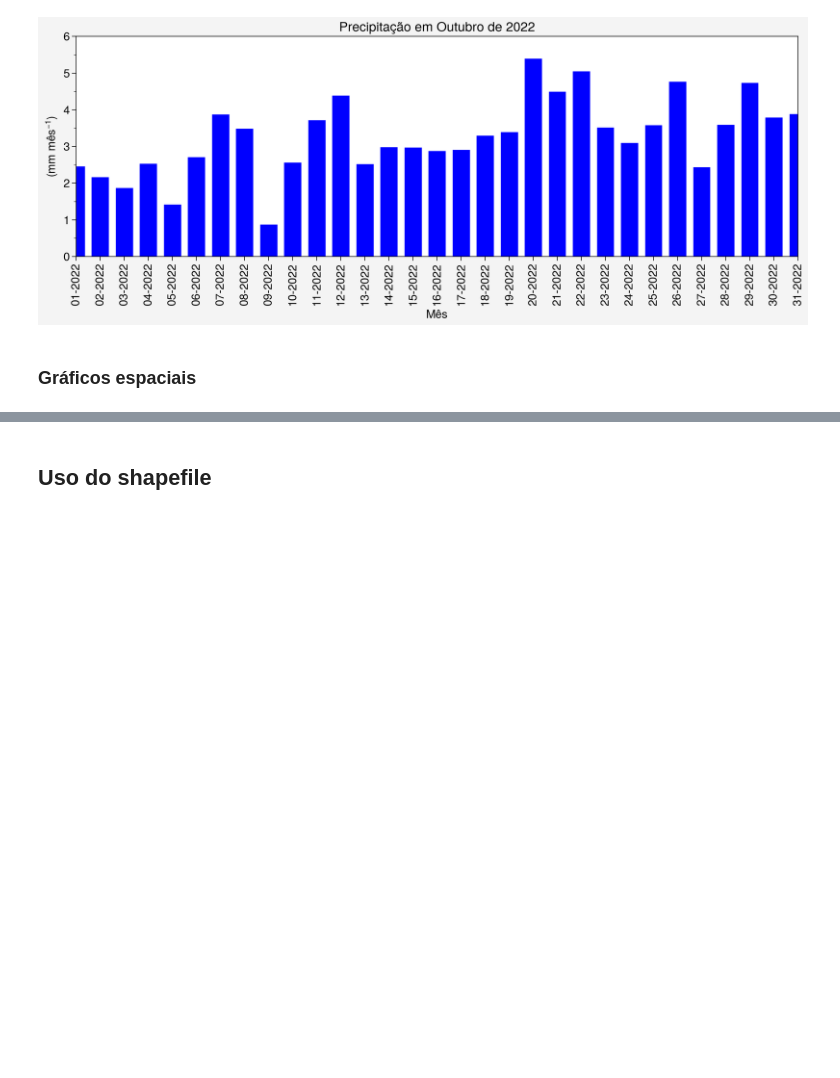
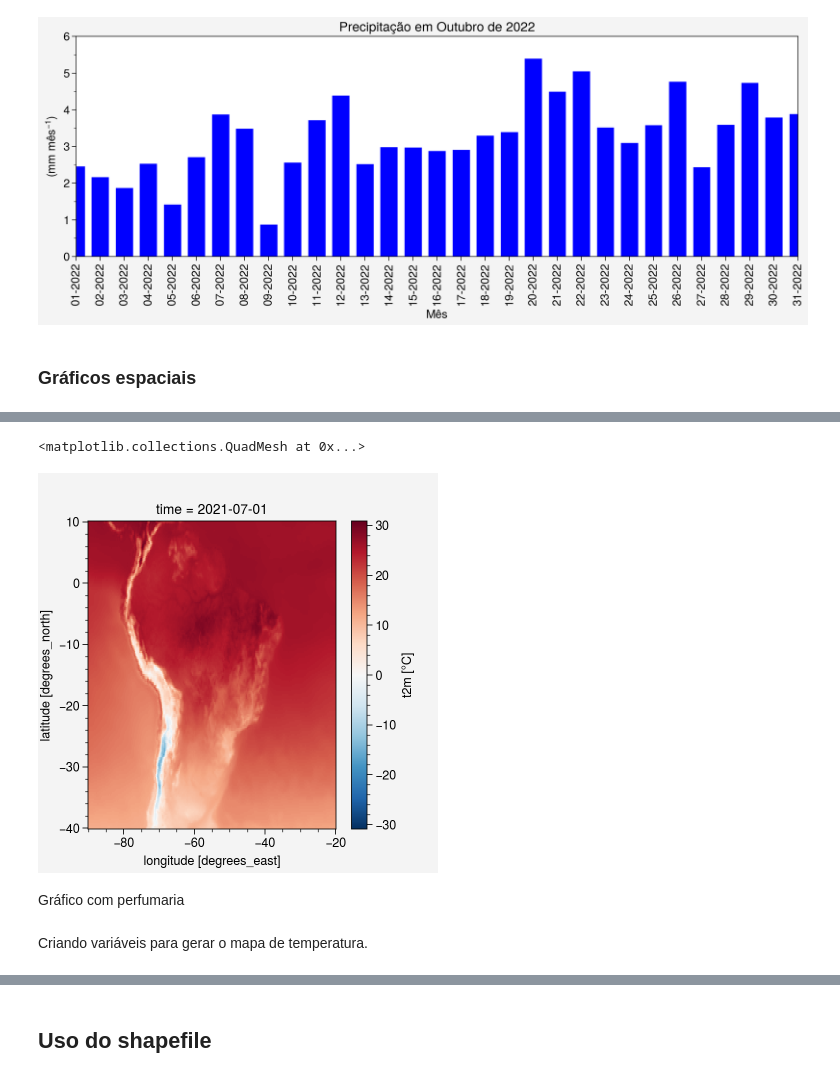
Before and after one commit to jgmsantos/cbmet_XXII, a Jupyter notebook: scripts/graficos.ipynb, the cells around one changed output, grey strips where cells are left out. Cells and saved outputs as stored; diff of their text form; code cells hidden in the pictures; blank space fills up the shorter version.

```diff
--- a/scripts/graficos.ipynb
+++ b/scripts/graficos.ipynb
@@ -127,0 +134,2 @@ fig.save('ex01_barra.jpg', dpi=300)
+# %%
+ds = xr.open_dataset("../dados/ERA5_Superficie_2021.nc")
@@ -127,0 +158,4 @@ fig.save('ex01_barra.jpg', dpi=300)
+# %%
+tk = ds.t2m - 273.15 # Converte de Kelvin para Celsius.
+
+tk.attrs['units'] = '°C'
@@ -127,0 +182,9 @@ fig.save('ex01_barra.jpg', dpi=300)
+# %%
+tk.sel(time='2021-07').plot()
+# %% [output]
+<matplotlib.collections.QuadMesh at 0x...>
+[figure, added]
+# %% [markdown]
+Gráfico com perfumaria
+# %% [markdown]
+Criando variáveis para gerar o mapa de temperatura.
```
Also changed, not shown: parts of 7 cells of this notebook, 8 other files.
